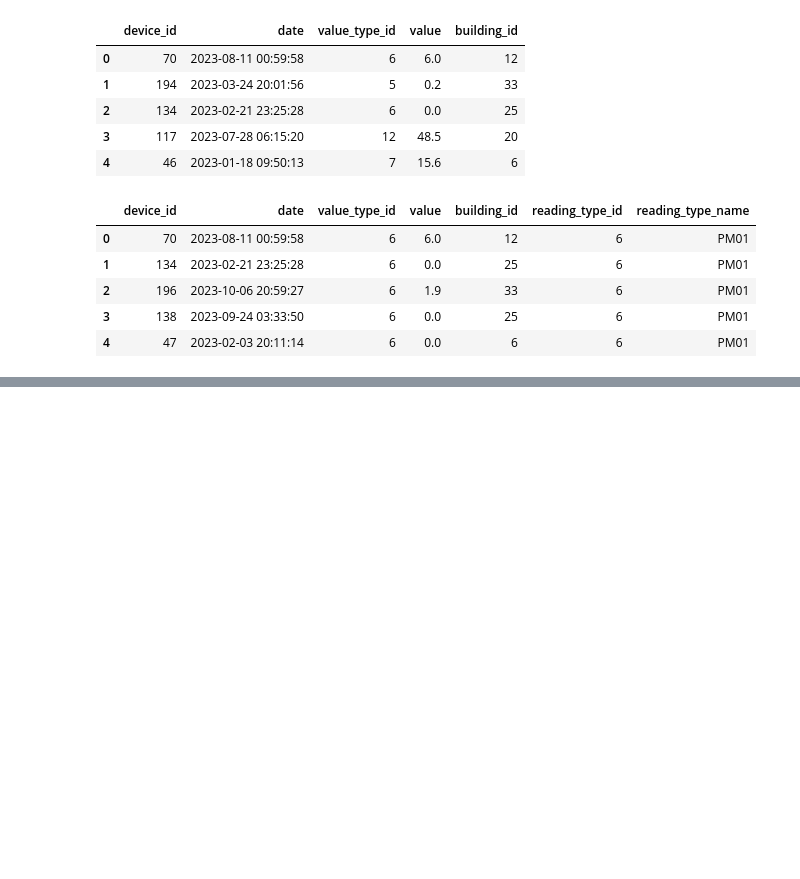
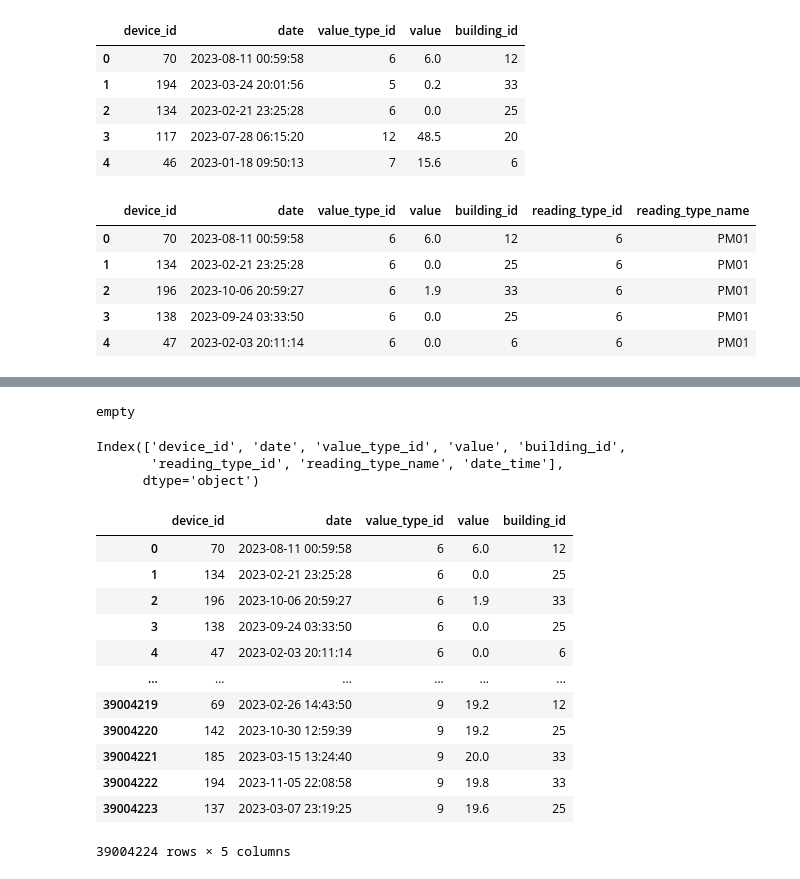
Before and after one commit to spadala13/QuadReal-Challenge, a Jupyter notebook: classify_data.ipynb, the cells around one changed output, grey strips where cells are left out. Drawn from its saved outputs; the diff is of its cells as text; code cells hidden in the pictures; blank space fills up the shorter version.

```diff
--- a/classify_data.ipynb
+++ b/classify_data.ipynb
@@ -135,0 +146,32 @@ building_df
+# %%
+null_rows = df[df.isnull().any(axis=1)]
+
+if null_rows.empty:
+    print('empty')
+else:
+    print(null_rows.shape)
+# %% [output]
+empty
+# %%
+df.columns
+# %% [output]
+Index(['device_id', 'date', 'value_type_id', 'value', 'building_id',
+       'reading_type_id', 'reading_type_name', 'date_time'],
+      dtype='object')
+# %%
+df = df[['device_id', 'date', 'value_type_id', 'value', 'building_id']]
+df
+# %% [output]
+|  | device_id | date | value_type_id | value | building_id |
+| 0 | 70 | 2023-08-11 00:59:58 | 6 | 6.0 | 12 |
+| 1 | 134 | 2023-02-21 23:25:28 | 6 | 0.0 | 25 |
+| 2 | 196 | 2023-10-06 20:59:27 | 6 | 1.9 | 33 |
+| 3 | 138 | 2023-09-24 03:33:50 | 6 | 0.0 | 25 |
+| 4 | 47 | 2023-02-03 20:11:14 | 6 | 0.0 | 6 |
+| ... | ... | ... | ... | ... | ... |
+| 39004219 | 69 | 2023-02-26 14:43:50 | 9 | 19.2 | 12 |
+| 39004220 | 142 | 2023-10-30 12:59:39 | 9 | 19.2 | 25 |
+| 39004221 | 185 | 2023-03-15 13:24:40 | 9 | 20.0 | 33 |
+| 39004222 | 194 | 2023-11-05 22:08:58 | 9 | 19.8 | 33 |
+| 39004223 | 137 | 2023-03-07 23:19:25 | 9 | 19.6 | 25 |
+39004224 rows × 5 columns
```
Also changed, not shown: parts of 6 cells of this notebook.
